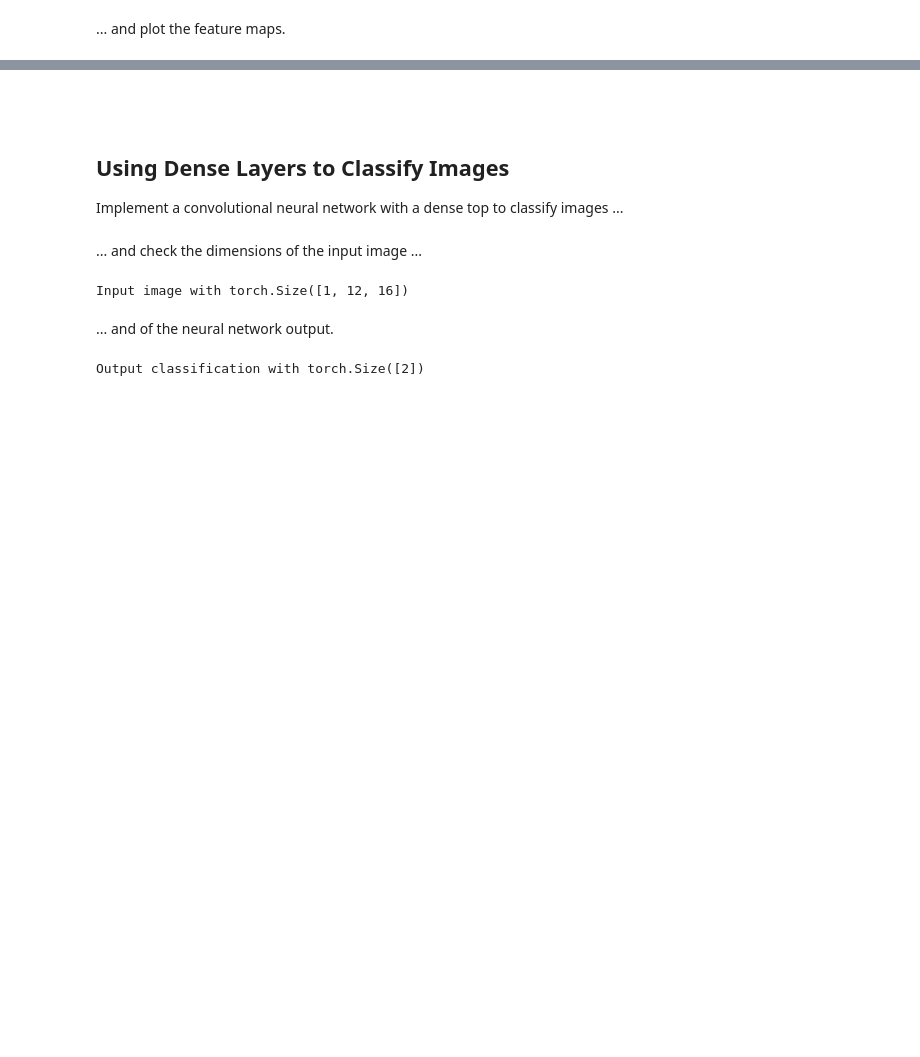
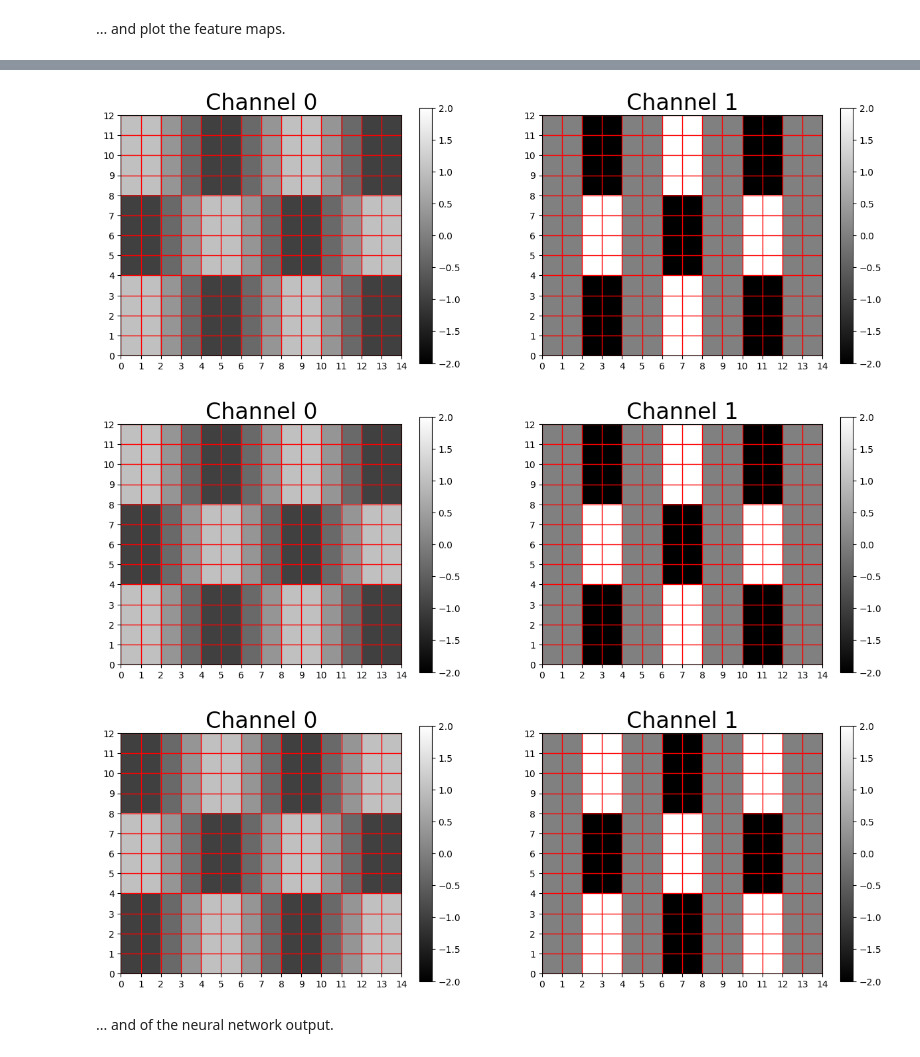
Before and after one commit to HuiningLiu02/TIF360-Advanced-machine-learning-with-neural-networks, a Jupyter notebook: Ch03_CNN/hw/cnn.ipynb, the cells around one changed output, grey strips where cells are left out. Drawn from its saved outputs; the diff is of its cells as text; code cells hidden in the pictures; blank space fills up the shorter version.

```diff
--- a/Ch03_CNN/hw/cnn.ipynb
+++ b/Ch03_CNN/hw/cnn.ipynb
@@ -116,10 +112,10 @@ plot_image(image.squeeze())
 # %%
 import torch.nn as nn
 
-conv = nn.Conv2d(in_channels=1, out_channels=2, kernel_size=(1, 3), bias=False)
+conv = nn.Conv3d(in_channels=1, out_channels=2, kernel_size=(1, 3, 1), bias=False)
 filters = torch.zeros(conv.out_channels, conv.in_channels, *conv.kernel_size)
-filters[0, 0, :, :] = torch.tensor([[1, 1, 1],]) / 3
-filters[1, 0, :, :] = torch.tensor([[-1, 0, 1],])
+filters[0, 0, :, :, :] = torch.tensor([[[[1, 1, 1],]]]).reshape(1, 3, 1) / 3
+filters[1, 0, :, :, :] = torch.tensor([[[ -1, 0, 1],]]).reshape(1, 3, 1)
 conv.weight = nn.Parameter(filters)
 
 features_conv = conv(image.unsqueeze(0))
@@ -206,6 +159,0 @@ Output image with torch.Size([32, 1, 2])
-# %% [markdown]
-##
-# %% [markdown]
-## Using Dense Layers to Classify Images
-
-Implement a convolutional neural network with a dense top to classify images ...
@@ -225,12 +160,13 @@ classification = model_clas(image.unsqueeze(0))[0]
-# %% [markdown]
-... and check the dimensions of the input image ...
-# %%
-print(f"Input image with {image.shape}")
-# %% [output]
-Input image with torch.Size([1, 12, 16])
+# %%
+#plot the 1th slide
+plot_channels(features_conv[0].detach()[:, :, :, 0])
+#plot the 3th slide
+plot_channels(features_conv[0].detach()[:, :, :, 2])
+#plot the 5th slide
+plot_channels(features_conv[0].detach()[:, :, :, 4])
+# %% [output]
+[figure, added]
+[figure, added]
+[figure, added]
 # %% [markdown]
 ... and of the neural network output.
-# %%
-print(f"Output classification with {classification.shape}")
-# %% [output]
-Output classification with torch.Size([2])
```
Also changed, not shown: parts of 16 cells of this notebook.
